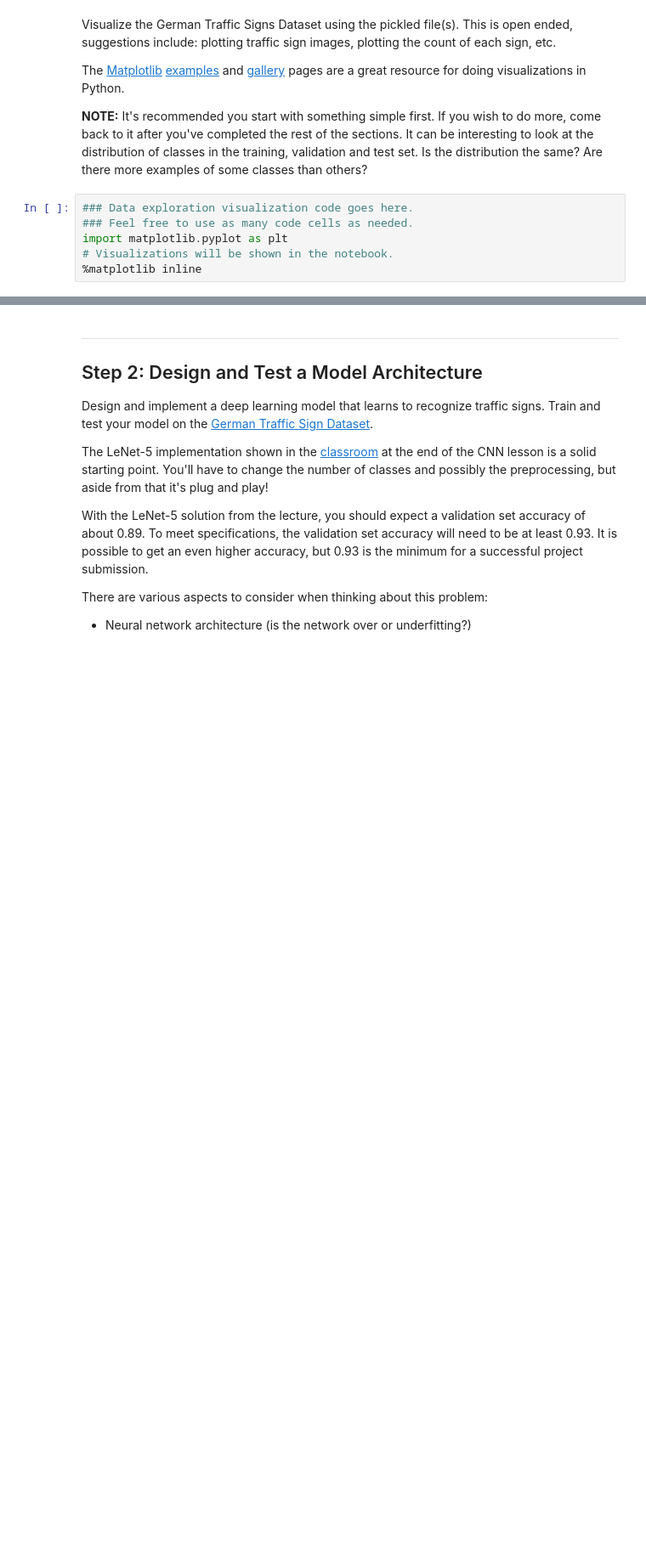
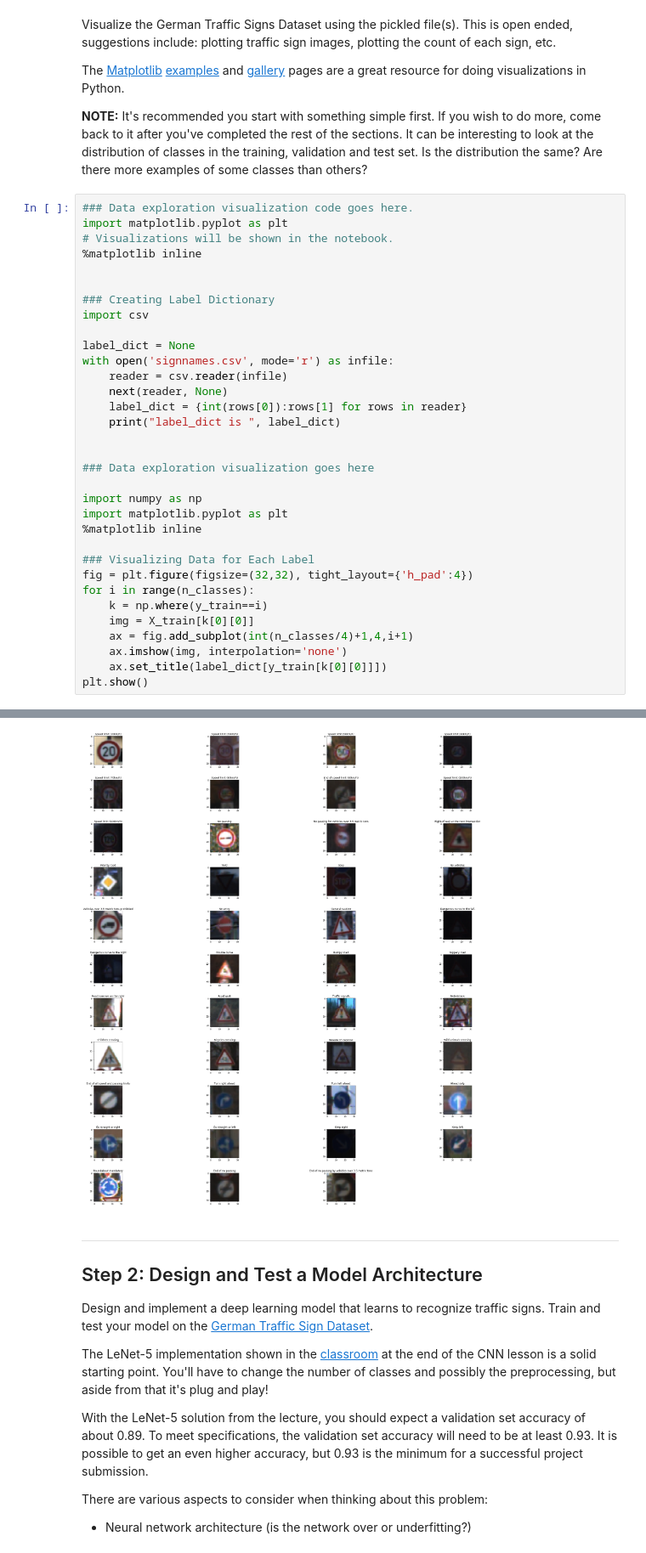
Before and after one commit to zhanwenchen/CarND-Traffic-Sign-Classifier-Project, a Jupyter notebook: Traffic_Sign_Classifier.ipynb, the cells around one changed output, grey strips where cells are left out. Shown at 85% size. Drawn from its saved outputs; the diff is of its cells as text; blank space fills up the shorter version.

```diff
--- a/Traffic_Sign_Classifier.ipynb
+++ b/Traffic_Sign_Classifier.ipynb
@@ -90,9 +90,37 @@ Visualize the German Traffic Signs Dataset using the pickled file(s). This is op
 The [Matplotlib](http://matplotlib.org/) [examples](http://matplotlib.org/examples/index.html) and [gallery](http://matplotlib.org/gallery.html) pages are a great resource for doing visualizations in Python.
 
 **NOTE:** It's recommended you start with something simple first. If you wish to do more, come back to it after you've completed the rest of the sections. It can be interesting to look at the distribution of classes in the training, validation and test set. Is the distribution the same? Are there more examples of some classes than others?
-# %%
-### Data exploration visualization code goes here.
-### Feel free to use as many code cells as needed.
-import matplotlib.pyplot as plt
-# Visualizations will be shown in the notebook.
-%matplotlib inline
+# %%
+### Data exploration visualization code goes here.
+import matplotlib.pyplot as plt
+# Visualizations will be shown in the notebook.
+%matplotlib inline
+
+
+### Creating Label Dictionary
+import csv
+
+label_dict = None
+with open('signnames.csv', mode='r') as infile:
+    reader = csv.reader(infile)
+    next(reader, None)
+    label_dict = {int(rows[0]):rows[1] for rows in reader}
+    print("label_dict is ", label_dict)
+
+
+### Data exploration visualization goes here
+
+import numpy as np
+import matplotlib.pyplot as plt
+%matplotlib inline
+
+### Visualizing Data for Each Label
+fig = plt.figure(figsize=(32,32), tight_layout={'h_pad':4})
+for i in range(n_classes):
+    k = np.where(y_train==i)
+    img = X_train[k[0][0]]
+    ax = fig.add_subplot(int(n_classes/4)+1,4,i+1)
+    ax.imshow(img, interpolation='none')
+    ax.set_title(label_dict[y_train[k[0][0]]])
+plt.show()
+# %% [output]
@@ -99,3 +128,4 @@ import matplotlib.pyplot as plt
+[figure, added]
 # %% [markdown]
 ----
 
```
Also changed, not shown: parts of 7 cells of this notebook, 9 other files.
